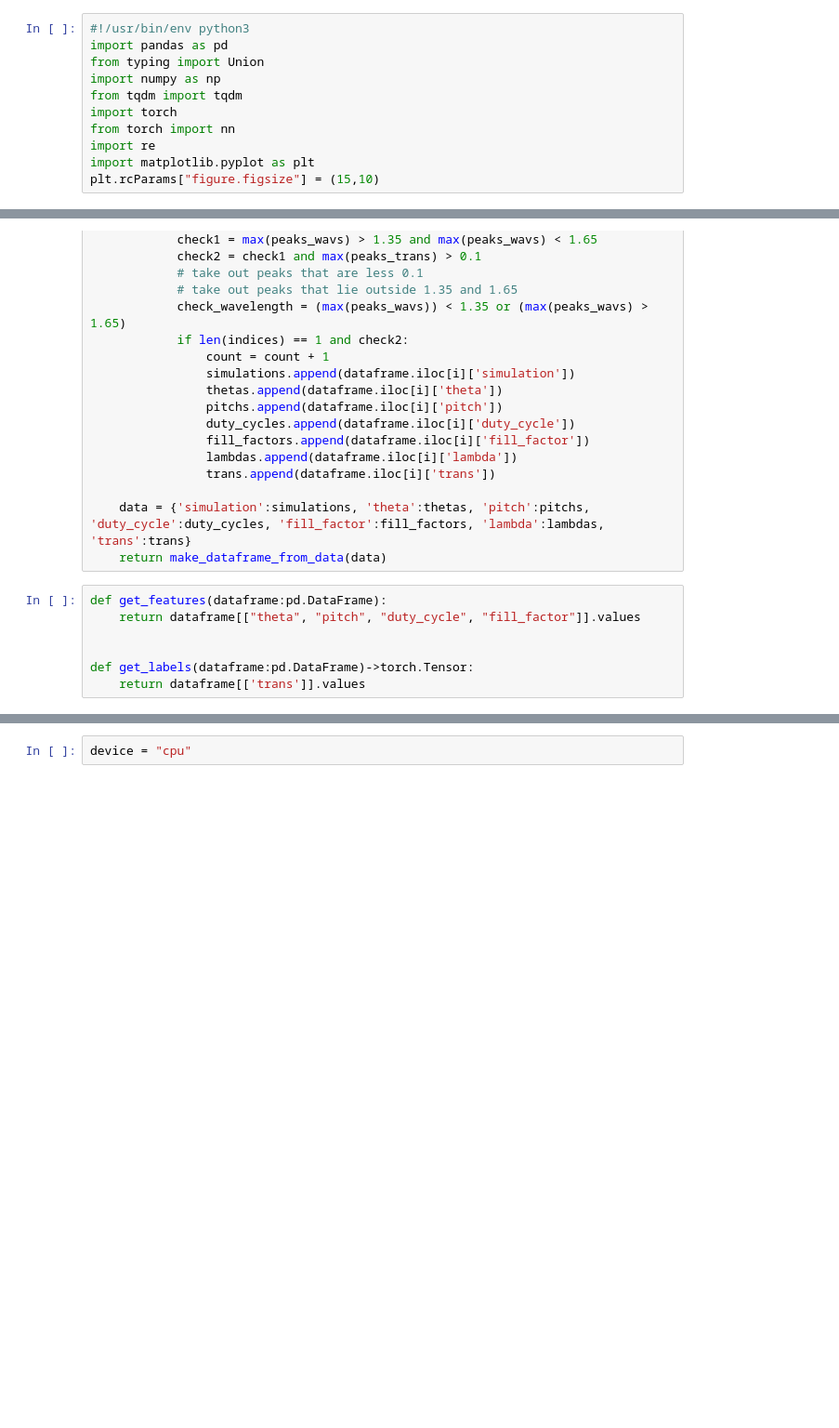
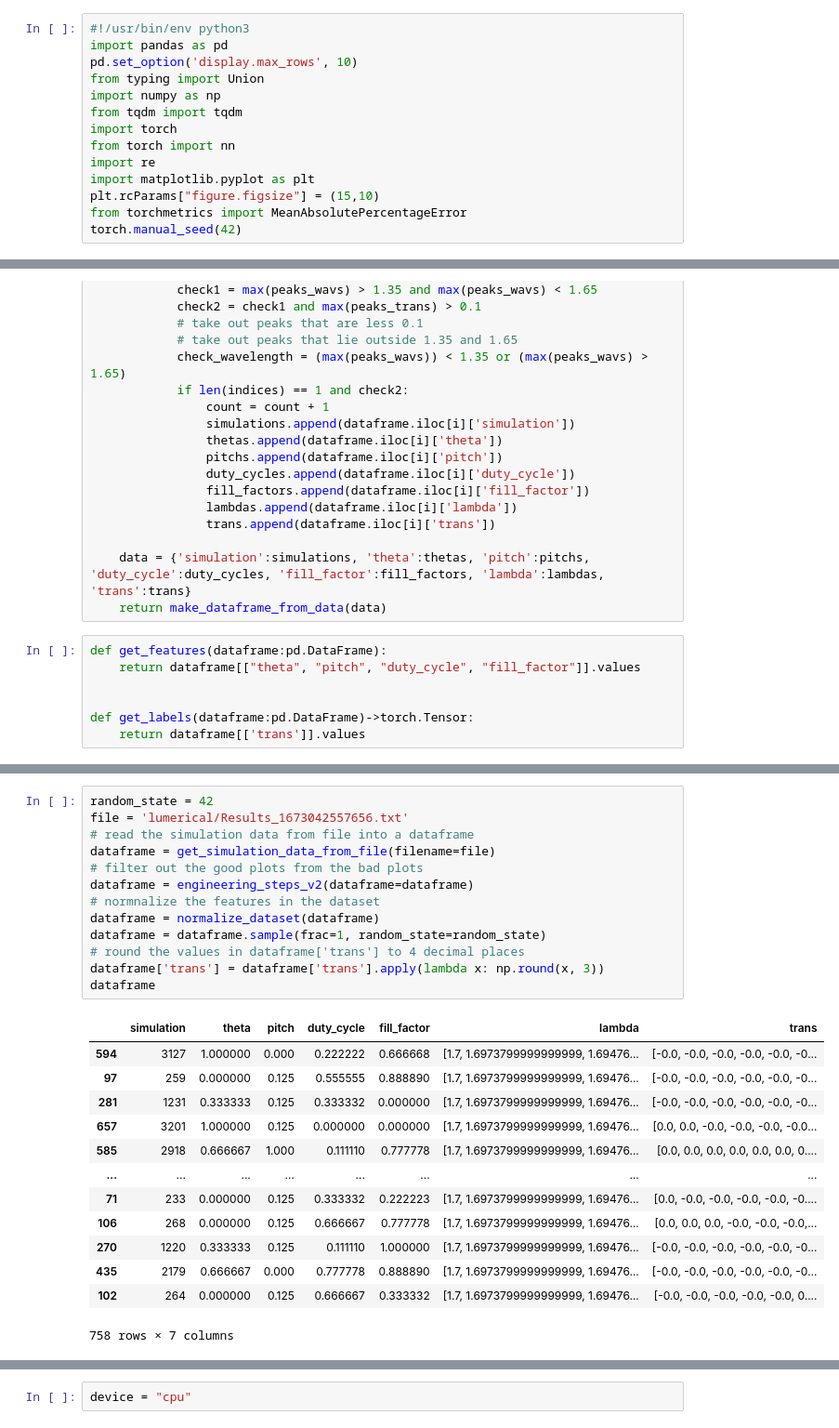
Before and after one commit to JonathanALevine/deep-photonics, a Jupyter notebook: main.ipynb, the cells around one changed output, grey strips where cells are left out. Shown: that part at 93% size. Cells and saved outputs as stored; diff of their text form; blank space fills up the shorter version.

```diff
--- a/main.ipynb
+++ b/main.ipynb
@@ -3,6 +3,7 @@
 # %%
 #!/usr/bin/env python3
 import pandas as pd
+pd.set_option('display.max_rows', 10)
 from typing import Union
 import numpy as np
 from tqdm import tqdm
@@ -11,3 +12,5 @@ from torch import nn
 import re
 import matplotlib.pyplot as plt
 plt.rcParams["figure.figsize"] = (15,10)
+from torchmetrics import MeanAbsolutePercentageError
+torch.manual_seed(42)
@@ -275,3 +238,30 @@ dataframe
+# %%
+random_state = 42
+file = 'lumerical/Results_1673042557656.txt'
+# read the simulation data from file into a dataframe
+dataframe = get_simulation_data_from_file(filename=file)
+# filter out the good plots from the bad plots
+dataframe = engineering_steps_v2(dataframe=dataframe)
+# normnalize the features in the dataset
+dataframe = normalize_dataset(dataframe)
+dataframe = dataframe.sample(frac=1, random_state=random_state)
+# round the values in dataframe['trans'] to 4 decimal places
+dataframe['trans'] = dataframe['trans'].apply(lambda x: np.round(x, 3))
+dataframe
+# %% [output]
+|  | simulation | theta | pitch | duty_cycle | fill_factor | lambda | trans |
+| 594 | 3127 | 1.000000 | 0.000 | 0.222222 | 0.666668 | [1.7, 1.6973799999999999, 1.69476... | [-0.0, -0.0, -0.0, -0.0, -0.0, -0... |
+| 97 | 259 | 0.000000 | 0.125 | 0.555555 | 0.888890 | [1.7, 1.6973799999999999, 1.69476... | [-0.0, -0.0, -0.0, -0.0, -0.0, -0... |
+| 281 | 1231 | 0.333333 | 0.125 | 0.333332 | 0.000000 | [1.7, 1.6973799999999999, 1.69476... | [-0.0, -0.0, -0.0, -0.0, -0.0, -0... |
+| 657 | 3201 | 1.000000 | 0.125 | 0.000000 | 0.000000 | [1.7, 1.6973799999999999, 1.69476... | [0.0, 0.0, -0.0, -0.0, -0.0, -0.0... |
+| 585 | 2918 | 0.666667 | 1.000 | 0.111110 | 0.777778 | [1.7, 1.6973799999999999, 1.69476... | [0.0, 0.0, 0.0, 0.0, 0.0, 0.0, 0.... |
+| ... | ... | ... | ... | ... | ... | ... | ... |
+| 71 | 233 | 0.000000 | 0.125 | 0.333332 | 0.222223 | [1.7, 1.6973799999999999, 1.69476... | [0.0, -0.0, -0.0, -0.0, -0.0, -0.... |
+| 106 | 268 | 0.000000 | 0.125 | 0.666667 | 0.777778 | [1.7, 1.6973799999999999, 1.69476... | [0.0, 0.0, 0.0, -0.0, -0.0, -0.0,... |
+| 270 | 1220 | 0.333333 | 0.125 | 0.111110 | 1.000000 | [1.7, 1.6973799999999999, 1.69476... | [-0.0, -0.0, -0.0, -0.0, -0.0, -0... |
+| 435 | 2179 | 0.666667 | 0.000 | 0.777778 | 0.888890 | [1.7, 1.6973799999999999, 1.69476... | [-0.0, -0.0, -0.0, -0.0, -0.0, -0... |
+| 102 | 264 | 0.000000 | 0.125 | 0.666667 | 0.333332 | [1.7, 1.6973799999999999, 1.69476... | [-0.0, -0.0, -0.0, -0.0, -0.0, 0.... |
+758 rows × 7 columns
 # %%
 class GCNet(nn.Module):
         def __init__(self):
```
Also changed, not shown: parts of 10 cells of this notebook, 3 other files.
